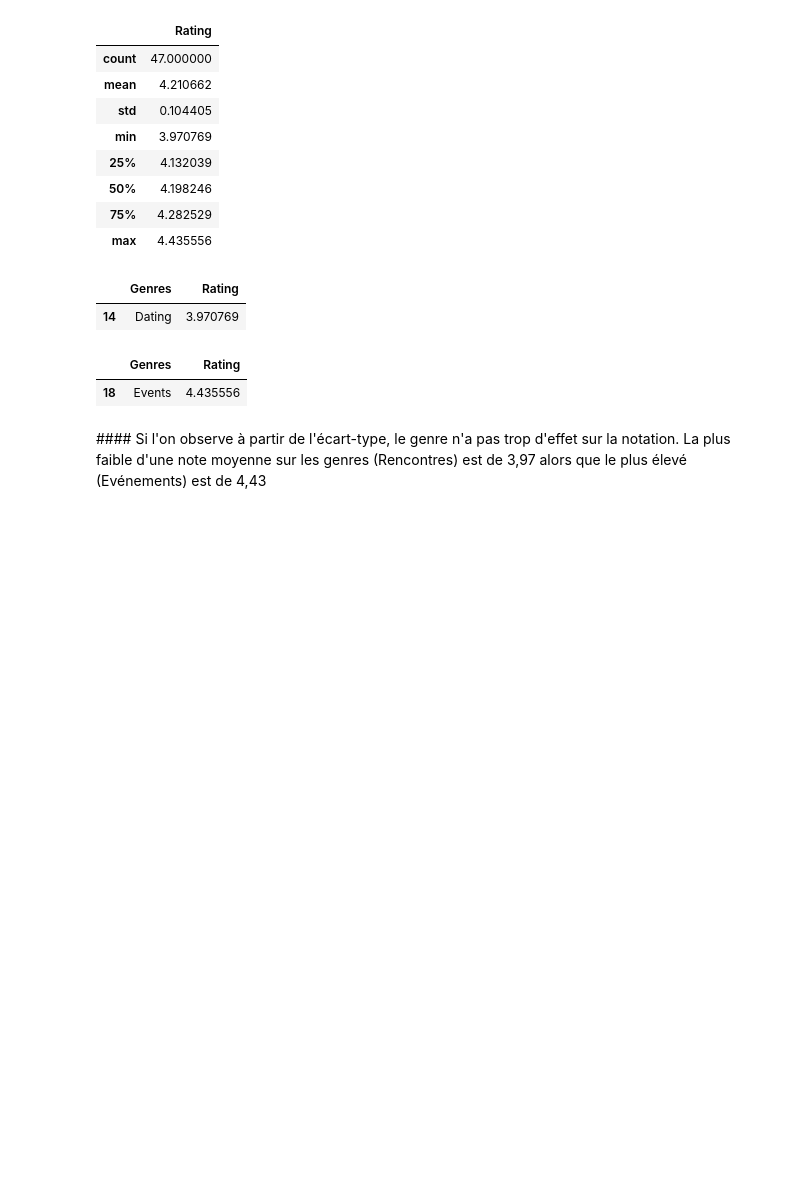
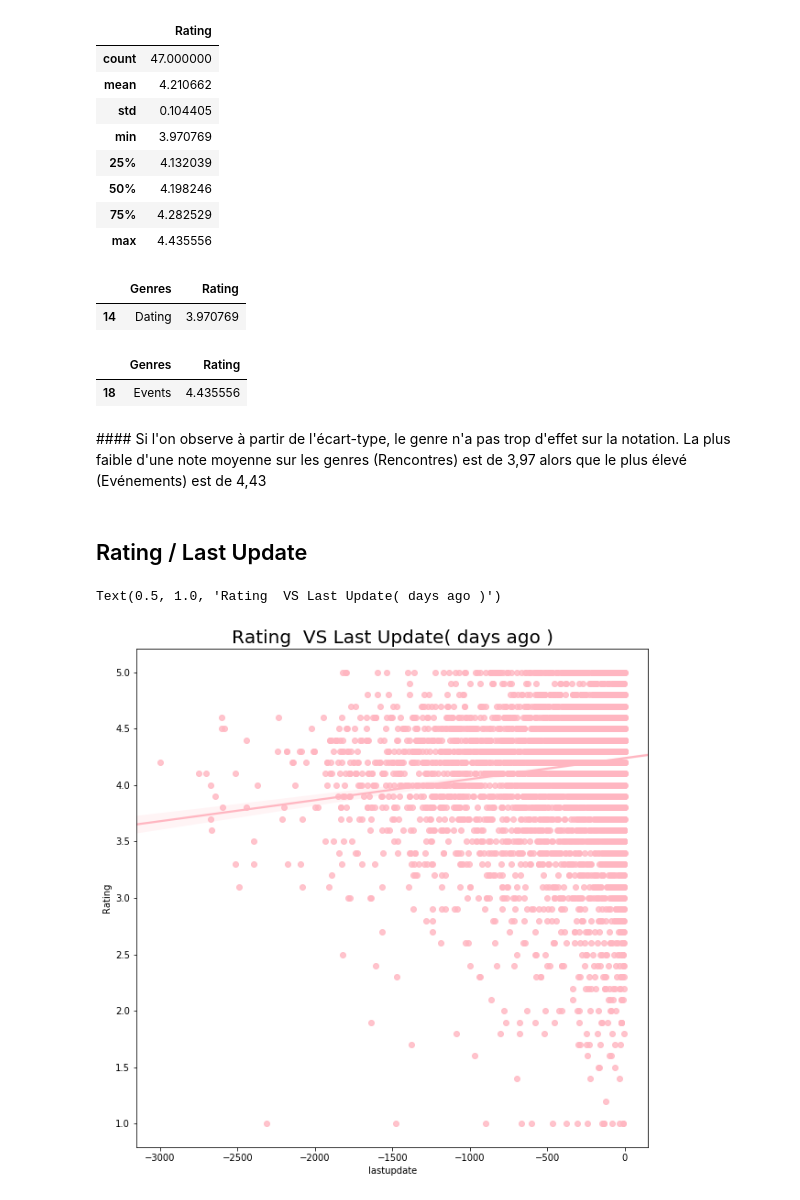
Before and after one commit to samirLazzali/androidAppEDA, a Jupyter notebook: androidAppEDA.ipynb, the cells around one changed output. Saved outputs shown, nothing was run; the diff lists cells and outputs as text; code cells hidden in the pictures; blank space fills up the shorter version.

```diff
--- a/androidAppEDA.ipynb
+++ b/androidAppEDA.ipynb
@@ -324,3 +329,6 @@ Text(0.5, 1.0, 'Distribution du prix')
+# %%
+data['Free'] = data['Type'].map(lambda s :1  if s =='Free' else 0)
+data.drop(['Type'], axis=1, inplace=True)
 # %% [markdown]
 ## Content Rating
 # %%
@@ -377,0 +401,3 @@ print( len(data['Genres'].unique()) , "genres")
+# %%
+data['new'] = pd.to_datetime(data['Last Updated'])
+data['new'].describe()
@@ -377,0 +416,3 @@ print( len(data['Genres'].unique()) , "genres")
+# %%
+data['lastupdate'] = (data['new'] -  data['new'].max()).dt.days
+data['lastupdate'].head()
@@ -519,3 +567,12 @@ data[['Genres', 'Rating']].groupby(['Genres'], as_index=False).mean().sort_value
 | 18 | Events | 4.435556 |
 # %% [markdown]
 #### Si l'on observe à partir de l'écart-type, le genre n'a pas trop d'effet sur la notation. La plus faible d'une note moyenne sur les genres (Rencontres) est de 3,97 alors que le plus élevé (Evénements) est de 4,43
+# %% [markdown]
+## Rating / Last Update
+# %%
+plt.figure(figsize = (10,10))
+sns.regplot(x="lastupdate", y="Rating", color = 'lightpink',data=data );
+plt.title('Rating  VS Last Update( days ago )',size = 20)
+# %% [output]
+Text(0.5, 1.0, 'Rating  VS Last Update( days ago )')
+[figure, added]
```
Also changed, not shown: parts of 17 cells of this notebook.
